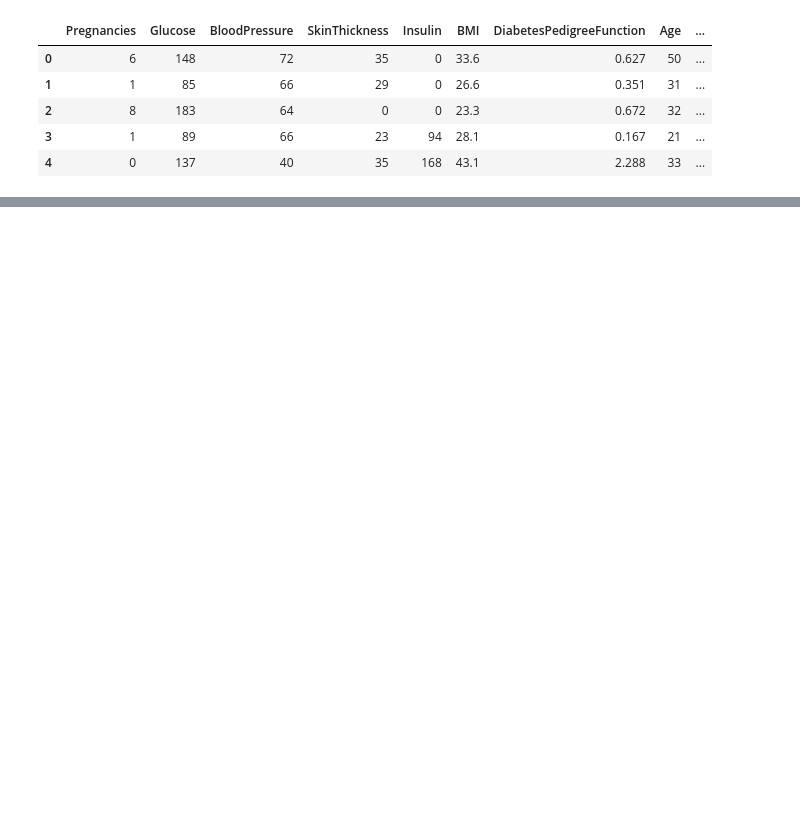
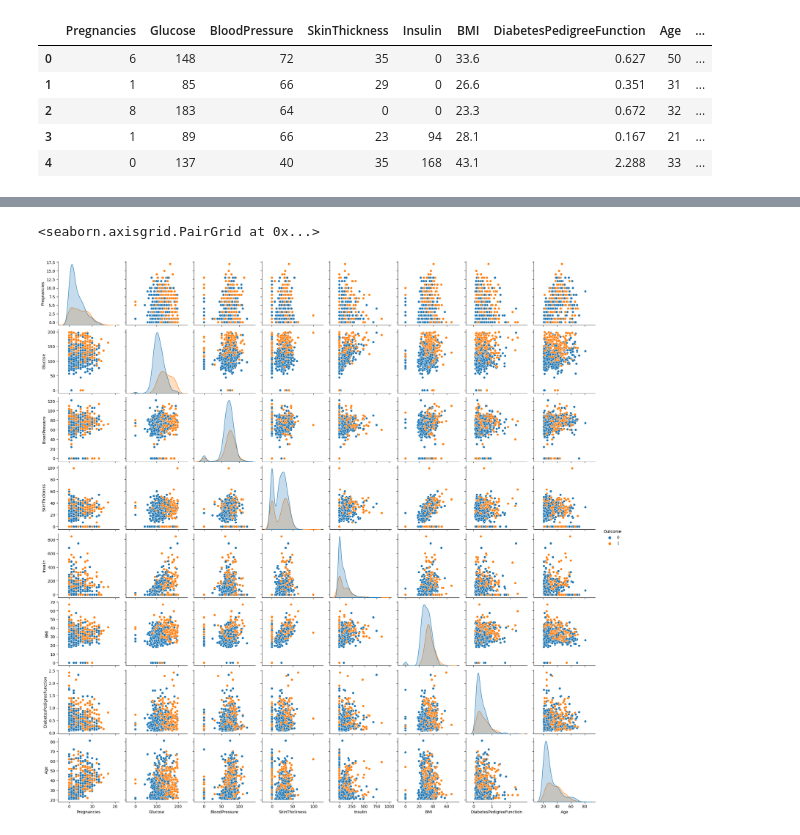
Before and after one commit to sherinpeterpanavila/ML_Project_Diabetes_Prediction, a Jupyter notebook: ML_Project_Diabetes_Prediction.ipynb, the cells around one changed output, grey strips where cells are left out. Saved outputs shown, nothing was run; the diff lists cells and outputs as text; code cells hidden in the pictures; blank space fills up the shorter version.

```diff
--- a/ML_Project_Diabetes_Prediction.ipynb
+++ b/ML_Project_Diabetes_Prediction.ipynb
@@ -18,0 +115,7 @@ data.head()
+# %%
+#Pairplot usning sns
+
+sns.pairplot(df,hue="Outcome")
+# %% [output]
+<seaborn.axisgrid.PairGrid at 0x...>
+[figure, added]
```
Also changed, not shown: parts of 23 cells of this notebook.
